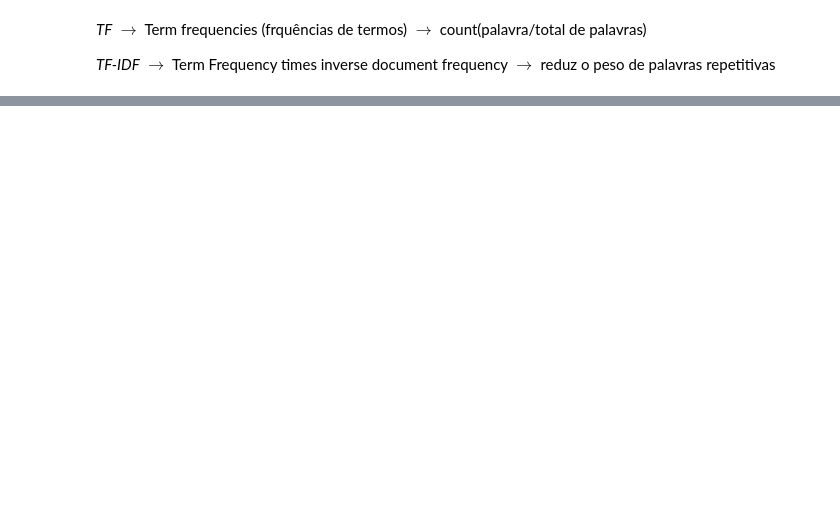
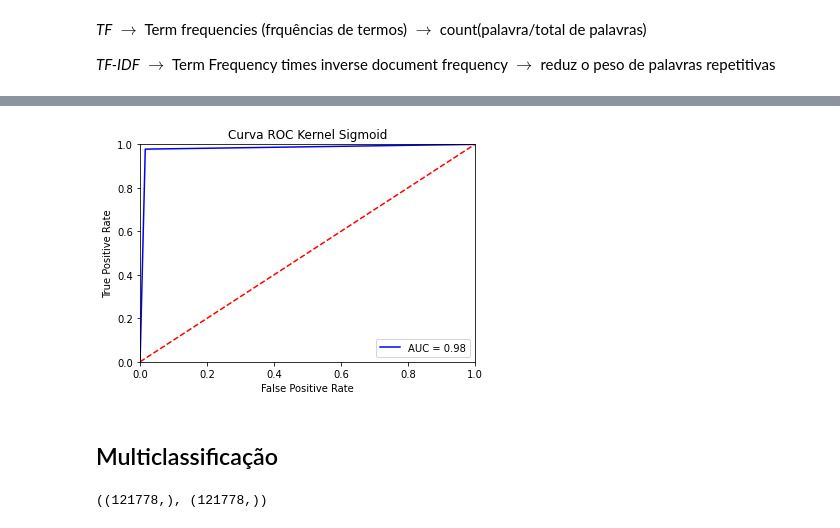
Before and after one commit to joaograndotto/PIBITI, a Jupyter notebook: SVM.ipynb, the cells around one changed output, grey strips where cells are left out. Drawn from its saved outputs; the diff is of its cells as text; code cells hidden in the pictures; blank space fills up the shorter version.

Commit message:
Multi classe com SVM

```diff
--- a/SVM.ipynb
+++ b/SVM.ipynb
@@ -239,0 +301,6 @@ Acurácia da classificação binária = 98.712%
+# %%
+from sklearn import svm
+svm_kernel_sigmoid = svm.SVC(kernel = 'sigmoid')
+
+prob_sigmoid = svm_kernel_sigmoid.fit(x_train, y_train)
+pred_svm_sigmoid = svm_kernel_sigmoid.predict(x_test)
@@ -239,0 +312,19 @@ Acurácia da classificação binária = 98.712%
+# %%
+import sklearn.metrics as metrics
+fpr, tpr, threshold = metrics.roc_curve(y_test, pred_svm_sigmoid)
+roc_auc = metrics.auc(fpr, tpr)
+# %%
+import matplotlib.pyplot as plt
+plt.title('Curva ROC Kernel Sigmoid')
+plt.plot(fpr, tpr, 'b', label = 'AUC = %0.2f' % roc_auc)
+plt.legend(loc = 'lower right')
+plt.plot([0, 1], [0, 1],'r--')
+plt.xlim([0, 1])
+plt.ylim([0, 1])
+plt.ylabel('True Positive Rate')
+plt.xlabel('False Positive Rate')
+plt.show()
+# %% [output]
+[figure, added]
+# %% [markdown]
+## Multiclassificação
@@ -239,0 +348,5 @@ Acurácia da classificação binária = 98.712%
+# %%
+X, y = df['Affiliations'], df['Institution']
+X.shape, y.shape
+# %% [output]
+((121778,), (121778,))
```
Also changed, not shown: parts of 53 cells of this notebook.
